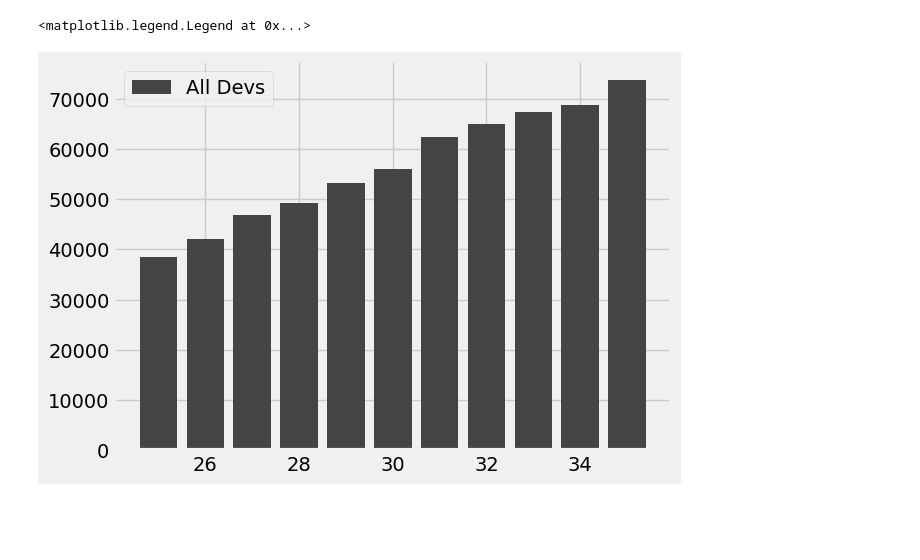
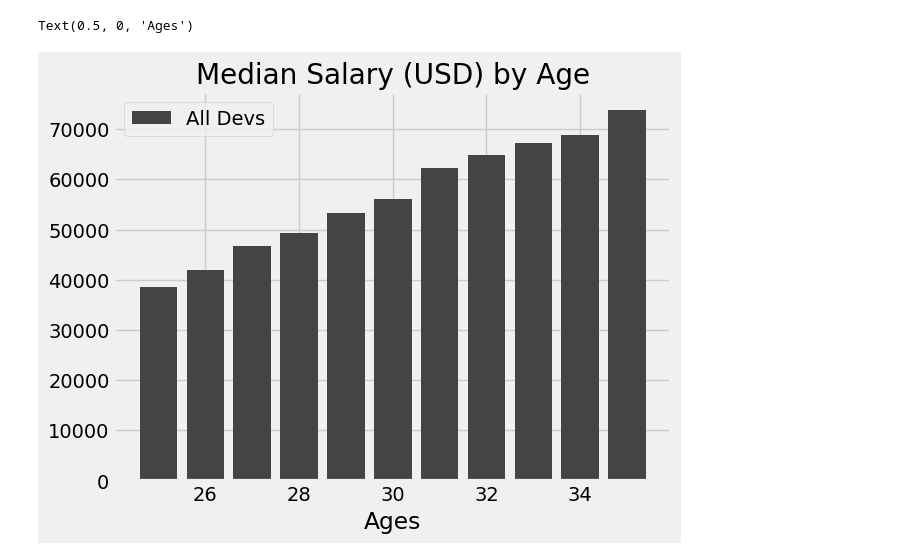
Before and after one commit to raaakibul/ML-course, a Jupyter notebook: Matplotlib/Bar-chart-Analyzing.ipynb, the cells around one changed output. Saved outputs shown, nothing was run; the diff lists cells and outputs as text; code cells hidden in the pictures; blank space fills up the shorter version.

Commit message:
csv file bar chart analyzing

```diff
--- a/Matplotlib/Bar-chart-Analyzing.ipynb
+++ b/Matplotlib/Bar-chart-Analyzing.ipynb
@@ -5,11 +6,19 @@ plt.style.use('fivethirtyeight')
 # %%
 ages_x = [25, 26, 27, 28, 29, 30, 31, 32, 33, 34, 35]
 
 dev_y = [38496, 42000, 46752, 49320, 53200, 56000, 62316, 64928, 67317, 68748, 73752]
 
 plt.bar(ages_x, dev_y, color='#444444', label='All Devs')
 
+# py_dev_y = [45372, 48876, 53850, 57287, 63016, 65998, 70003, 70000, 71496, 75370, 83640]
+# plt.bar(ages_x, py_dev_y, color='#008fd5', label='Python')
+
+# js_dev_y = [37810, 43515, 46823, 49293, 53437, 56373, 62375, 66674, 68745, 68746, 74583]
+# plt.bar(ages_x, js_dev_y, color='#e5ae38', label='JavaScript')
+
 plt.legend()
+plt.title('Median Salary (USD) by Age')
+plt.xlabel('Ages')
 # %% [output]
-<matplotlib.legend.Legend at 0x...>
+Text(0.5, 0, 'Ages')
-[figure, old version]
+[figure, new version]
```
Also changed, not shown: parts of 5 cells of this notebook, 1 other file.
